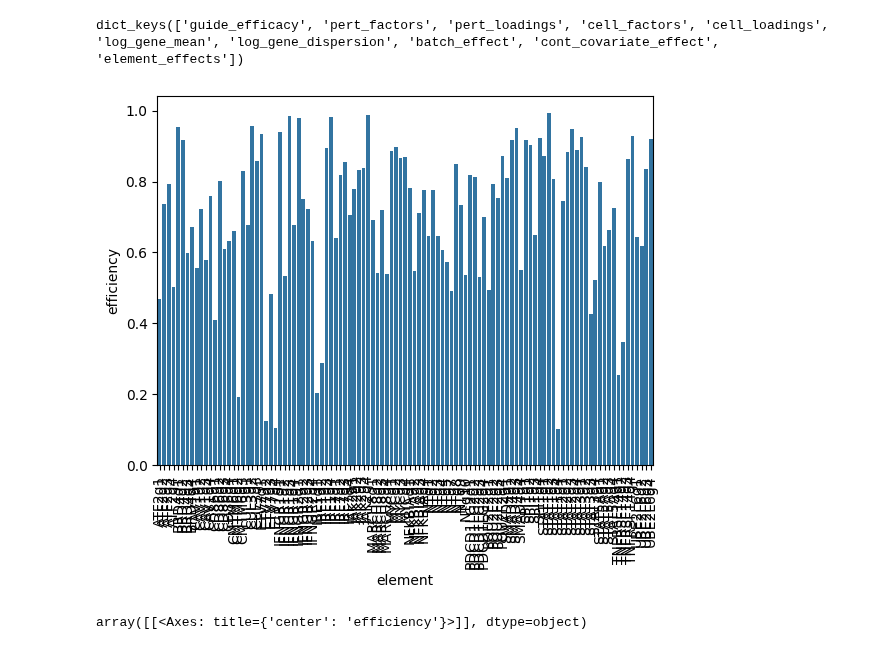
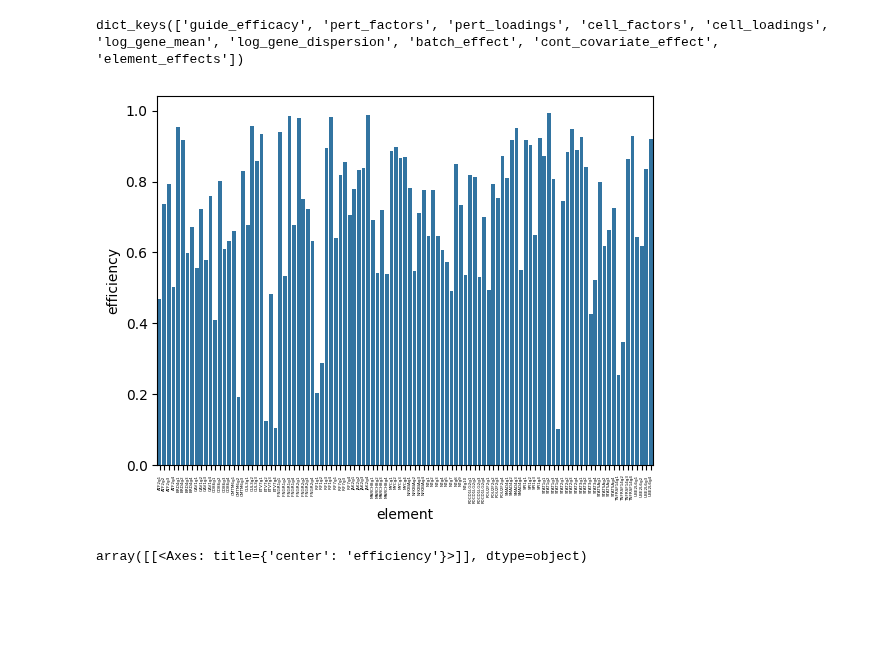
Before and after one commit to pinellolab/PerTurbo, a Jupyter notebook: docs/notebooks/papalexi.ipynb, the cells around one changed output. Saved outputs shown, nothing was run; the diff lists cells and outputs as text; code cells hidden in the pictures; blank space fills up the shorter version.

```diff
--- a/docs/notebooks/papalexi.ipynb
+++ b/docs/notebooks/papalexi.ipynb
@@ -266,7 +266,7 @@ perturbo.PERTURBO.setup_mudata(
     },
 )
 
-model = perturbo.PERTURBO(mdata, likelihood="nb", low_moi=True, n_factors=3, n_pert_factors=10)
+model = perturbo.PERTURBO(mdata, likelihood="nb", low_moi=True, n_factors=5)
 model.view_anndata_setup()
 # %% [output]
 INFO     Using column names from columns of adata.varm['guide_targets']
@@ -425,16 +425,16 @@ dict_keys(['guide_efficacy', 'pert_factors', 'pert_loadings', 'cell_factors', 'c
 # %%
 elements = guide_by_element.index
 if "guide_efficacy" in guide.median():
     element_efficiency = pd.DataFrame(
         guide.median()["guide_efficacy"].detach().cpu(),
         index=elements,
         columns=["efficiency"],
     ).reset_index(names="element")
     element_efficiency
     sns.barplot(element_efficiency, x="element", y="efficiency")
-    plt.xticks(rotation=90)
+    plt.xticks(rotation=90, size=3)
 # %% [output]
-[figure, old version]
+[figure, new version]
 # %%
 median_efficiency = pd.DataFrame(
     guide.median()["guide_efficacy"].detach().cpu(),
```
